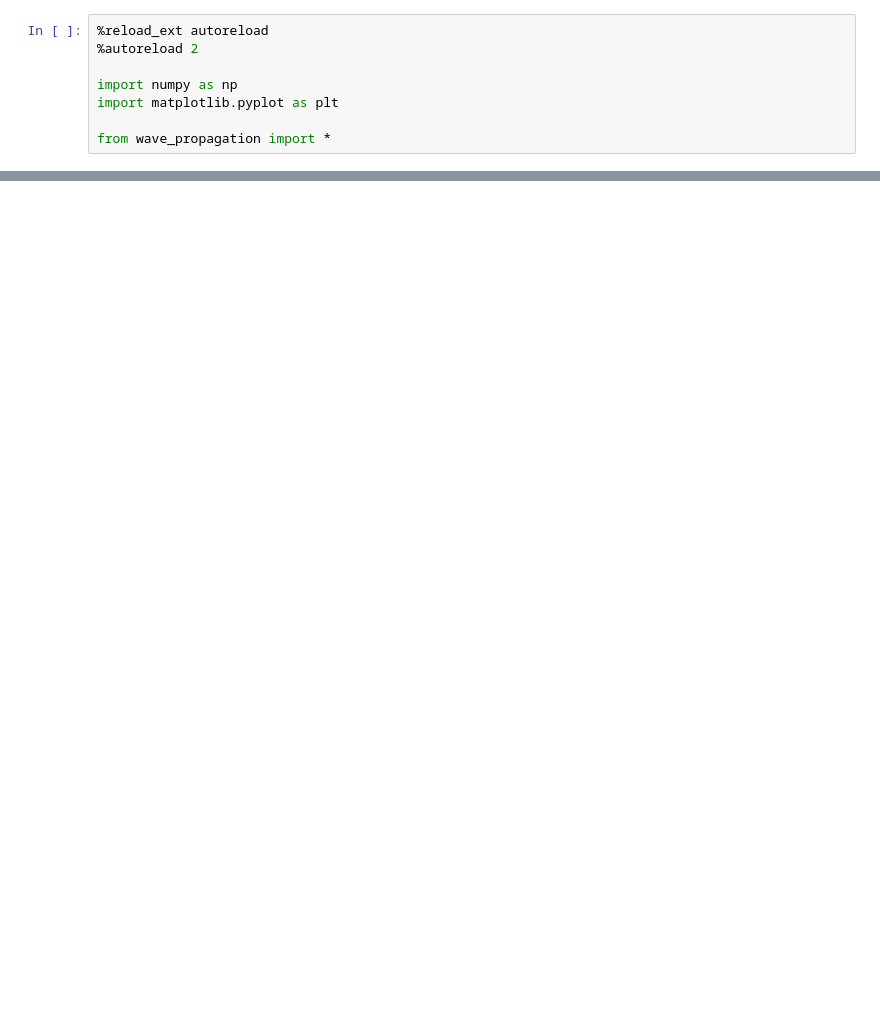
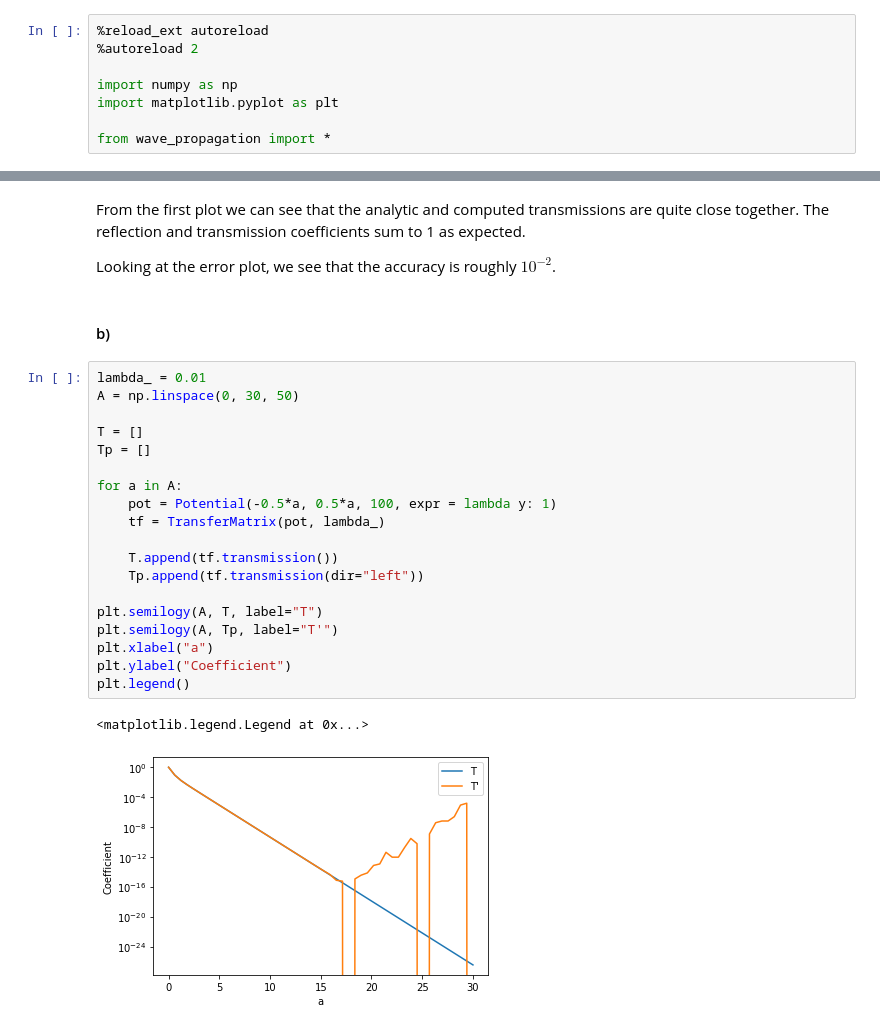
Before and after one commit to KevoSoftworks/computational_physics, a Jupyter notebook: 3_wave_propagation/wave_propagation.ipynb, the cells around one changed output, grey strips where cells are left out. Saved outputs shown, nothing was run; the diff lists cells and outputs as text; blank space fills up the shorter version.

```diff
--- a/3_wave_propagation/wave_propagation.ipynb
+++ b/3_wave_propagation/wave_propagation.ipynb
@@ -43,0 +47,28 @@ plt.scatter(y, [pot[i] for i in y])
+# %% [markdown]
+From the first plot we can see that the analytic and computed transmissions are quite close together. The reflection and transmission coefficients sum to 1 as expected.
+
+Looking at the error plot, we see that the accuracy is roughly $10^{-2}$.
+# %% [markdown]
+#### b)
+# %%
+lambda_ = 0.01
+A = np.linspace(0, 30, 50)
+
+T = []
+Tp = []
+
+for a in A:
+    pot = Potential(-0.5*a, 0.5*a, 100, expr = lambda y: 1)
+    tf = TransferMatrix(pot, lambda_)
+
+    T.append(tf.transmission())
+    Tp.append(tf.transmission(dir="left"))
+
+plt.semilogy(A, T, label="T")
+plt.semilogy(A, Tp, label="T'")
+plt.xlabel("a")
+plt.ylabel("Coefficient")
+plt.legend()
+# %% [output]
+<matplotlib.legend.Legend at 0x...>
+[figure, added]
```
Also changed, not shown: parts of 12 cells of this notebook, 1 other file.
